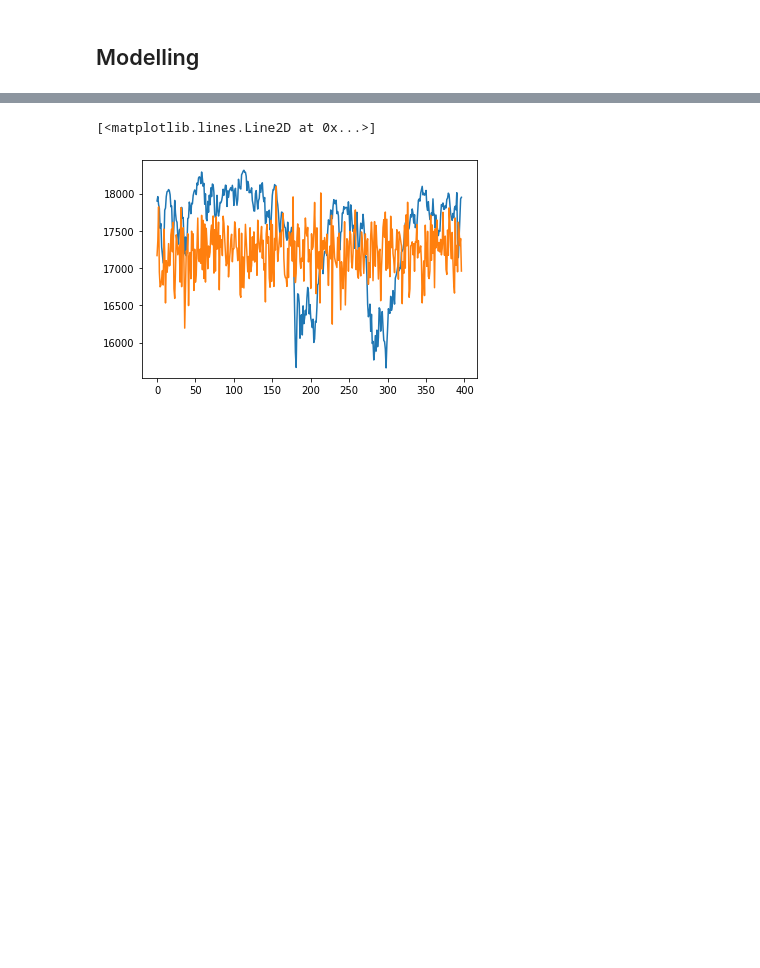
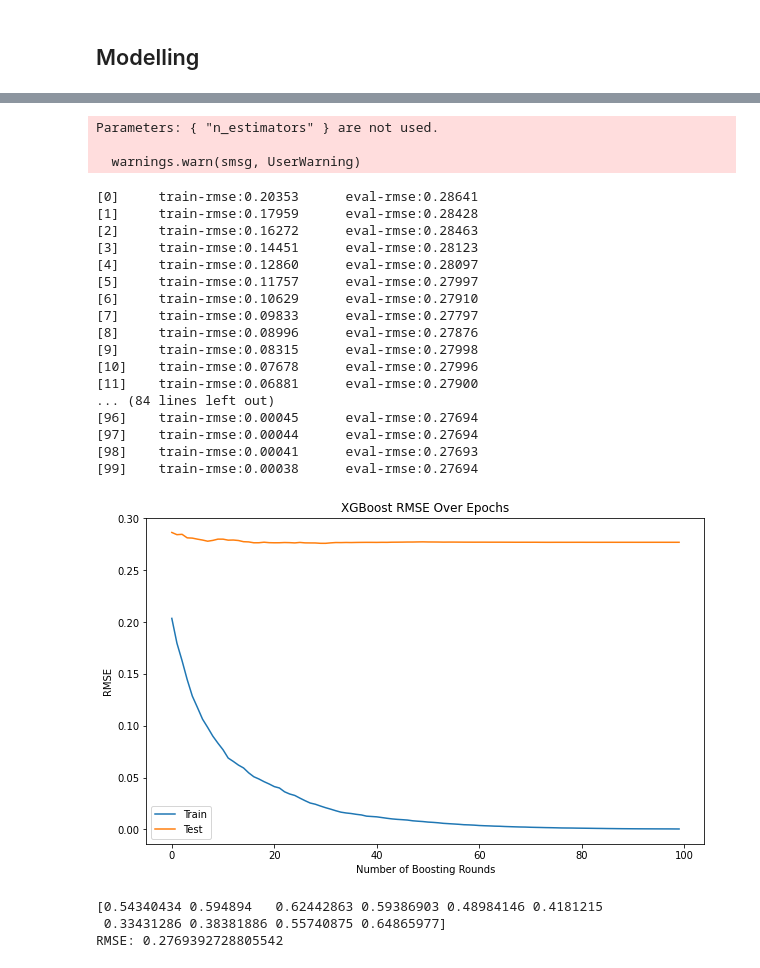
Before and after one commit to Ignatiocalvin/LLM_StockPredictor, a Jupyter notebook: notebooks/xgboost.ipynb, the cells around one changed output, grey strips where cells are left out. Drawn from its saved outputs; the diff is of its cells as text; code cells hidden in the pictures; blank space fills up the shorter version.

Commit message:
plot for xgboost

```diff
--- a/notebooks/xgboost.ipynb
+++ b/notebooks/xgboost.ipynb
@@ -96,6 +96,3 @@ X_test.shape, y_test.shape
 (torch.Size([397, 769]), torch.Size([397, 1]))
 # %% [markdown]
 ## Modelling
-# %%
-my_model = XGBRegressor(n_estimators=1000)
-my_model.fit(X_train, y_train, verbose=False)
@@ -145,6 +99,70 @@ plt.plot(trp)
-# %%
-plt.plot(t)
-plt.plot(tp)
-# %% [output]
-[<matplotlib.lines.Line2D at 0x...>]
-[figure, removed]
+# %%
+import xgboost as xgb
+import matplotlib.pyplot as plt
+from sklearn.datasets import make_regression
+from sklearn.model_selection import train_test_split
+from sklearn.metrics import mean_squared_error
+import numpy as np
+
+
+# Create DMatrix for XGBoost
+dtrain = xgb.DMatrix(X_train, label=y_train)
+dtest = xgb.DMatrix(X_test, label=y_test)
+
+# Parameters for XGBoost
+params = {
+    'n_estimators': 1000
+}
+
+# Train the model and capture evaluation results
+evals_result = {}
+model = xgb.train(params, dtrain, num_boost_round=100, evals=[(dtrain, 'train'), (dtest, 'eval')],
+                  evals_result=evals_result, verbose_eval=True)
+
+# Plot the training and evaluation loss
+epochs = len(evals_result['train']['rmse'])
+x_axis = range(0, epochs)
+
+plt.figure(figsize=(10, 6))
+plt.plot(x_axis, evals_result['train']['rmse'], label='Train')
+plt.plot(x_axis, evals_result['eval']['rmse'], label='Test')
+plt.legend()
+plt.xlabel('Number of Boosting Rounds')
+plt.ylabel('RMSE')
+plt.title('XGBoost RMSE Over Epochs')
+plt.show()
+
+# Make predictions on the test set
+predictions = model.predict(dtest)
+
+# Print out a few predictions
+print(predictions[:10])
+
+# Calculate RMSE
+rmse = np.sqrt(mean_squared_error(y_test, predictions))
+print(f"RMSE: {rmse}")
+# %% [output]
+Parameters: { "n_estimators" } are not used.
+
+  warnings.warn(smsg, UserWarning)
+[0]     train-rmse:0.20353      eval-rmse:0.28641
+[1]     train-rmse:0.17959      eval-rmse:0.28428
+[2]     train-rmse:0.16272      eval-rmse:0.28463
+[3]     train-rmse:0.14451      eval-rmse:0.28123
+[4]     train-rmse:0.12860      eval-rmse:0.28097
+[5]     train-rmse:0.11757      eval-rmse:0.27997
+[6]     train-rmse:0.10629      eval-rmse:0.27910
+[7]     train-rmse:0.09833      eval-rmse:0.27797
+[8]     train-rmse:0.08996      eval-rmse:0.27876
+[9]     train-rmse:0.08315      eval-rmse:0.27998
+[10]    train-rmse:0.07678      eval-rmse:0.27996
+[11]    train-rmse:0.06881      eval-rmse:0.27900
+... (84 lines left out)
+[96]    train-rmse:0.00045      eval-rmse:0.27694
+[97]    train-rmse:0.00044      eval-rmse:0.27694
+[98]    train-rmse:0.00041      eval-rmse:0.27693
+[99]    train-rmse:0.00038      eval-rmse:0.27694
+[figure, added]
+[0.54340434 0.594894   0.62442863 0.59386903 0.48984146 0.4181215
+ 0.33431286 0.38381886 0.55740875 0.64865977]
+RMSE: 0.2769392728805542
```
Also changed, not shown: parts of 10 cells of this notebook.
